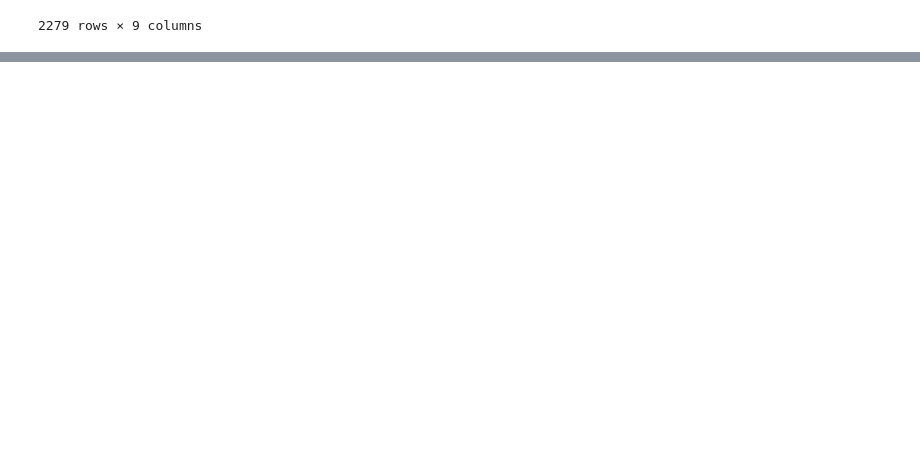
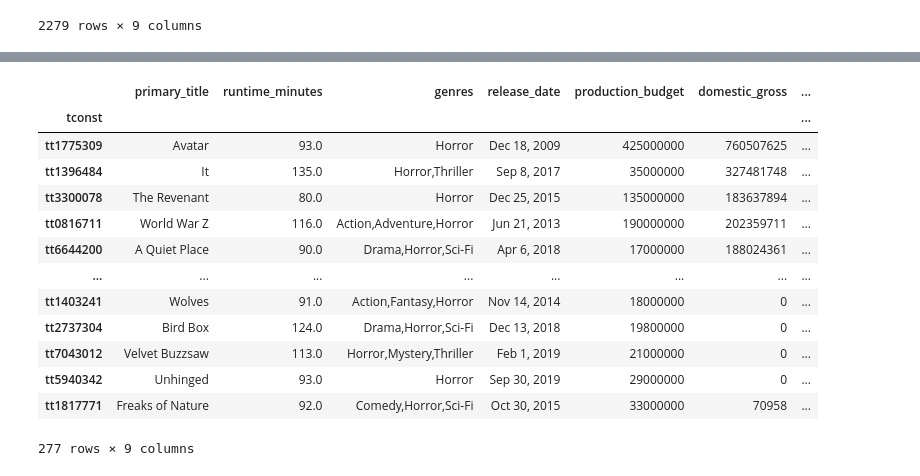
Before and after one commit to kjkahalley/optimal-film-analysis, a Jupyter notebook: The_Numbers_data.ipynb, the cells around one changed output, grey strips where cells are left out. Saved outputs shown, nothing was run; the diff lists cells and outputs as text; code cells hidden in the pictures; blank space fills up the shorter version.

```diff
--- a/The_Numbers_data.ipynb
+++ b/The_Numbers_data.ipynb
@@ -130,0 +184,17 @@ gandp_df
+# %%
+horror_movies
+# %% [output]
+|  | primary_title | runtime_minutes | genres | release_date | production_budget | domestic_gross | ... |
+| tconst |  |  |  |  |  |  | ... |
+| tt1775309 | Avatar | 93.0 | Horror | Dec 18, 2009 | 425000000 | 760507625 | ... |
+| tt1396484 | It | 135.0 | Horror,Thriller | Sep 8, 2017 | 35000000 | 327481748 | ... |
+| tt3300078 | The Revenant | 80.0 | Horror | Dec 25, 2015 | 135000000 | 183637894 | ... |
+| tt0816711 | World War Z | 116.0 | Action,Adventure,Horror | Jun 21, 2013 | 190000000 | 202359711 | ... |
+| tt6644200 | A Quiet Place | 90.0 | Drama,Horror,Sci-Fi | Apr 6, 2018 | 17000000 | 188024361 | ... |
+| ... | ... | ... | ... | ... | ... | ... | ... |
+| tt1403241 | Wolves | 91.0 | Action,Fantasy,Horror | Nov 14, 2014 | 18000000 | 0 | ... |
+| tt2737304 | Bird Box | 124.0 | Drama,Horror,Sci-Fi | Dec 13, 2018 | 19800000 | 0 | ... |
+| tt7043012 | Velvet Buzzsaw | 113.0 | Horror,Mystery,Thriller | Feb 1, 2019 | 21000000 | 0 | ... |
+| tt5940342 | Unhinged | 93.0 | Horror | Sep 30, 2019 | 29000000 | 0 | ... |
+| tt1817771 | Freaks of Nature | 92.0 | Comedy,Horror,Sci-Fi | Oct 30, 2015 | 33000000 | 70958 | ... |
+277 rows × 9 columns
```
Also changed, not shown: parts of 8 cells of this notebook.
